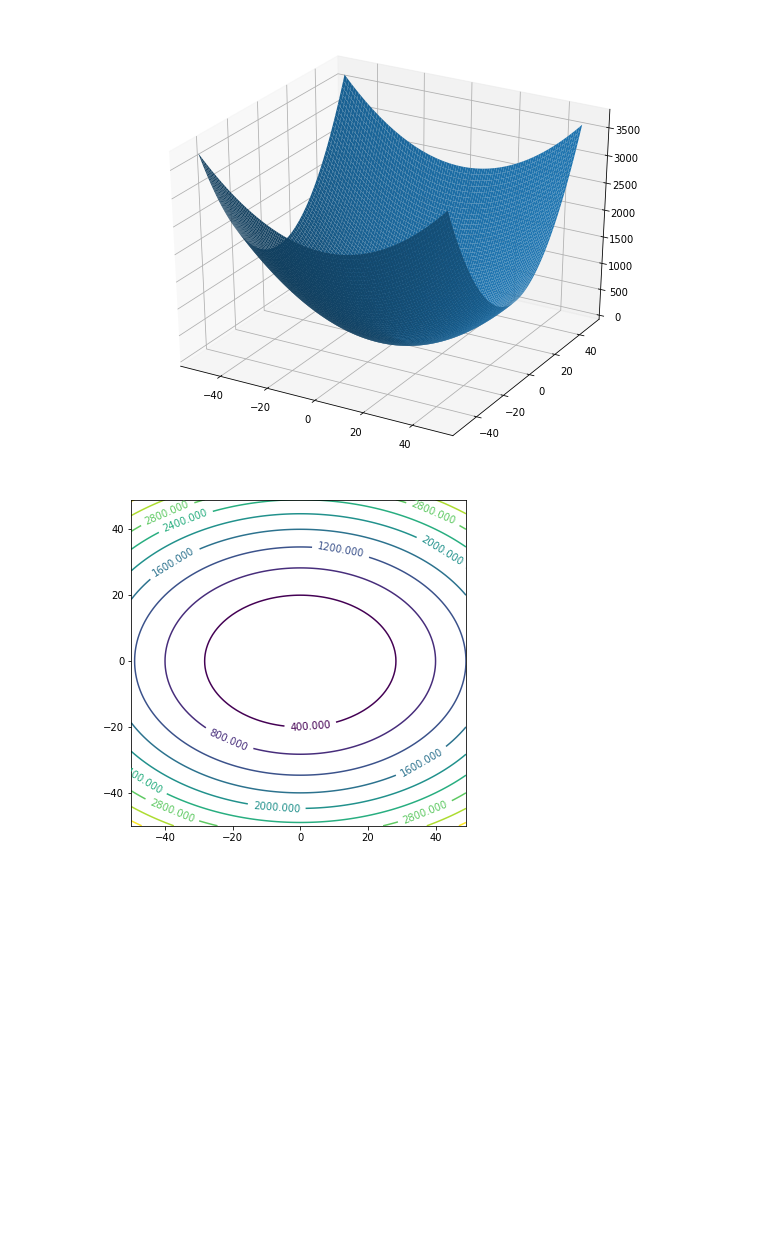
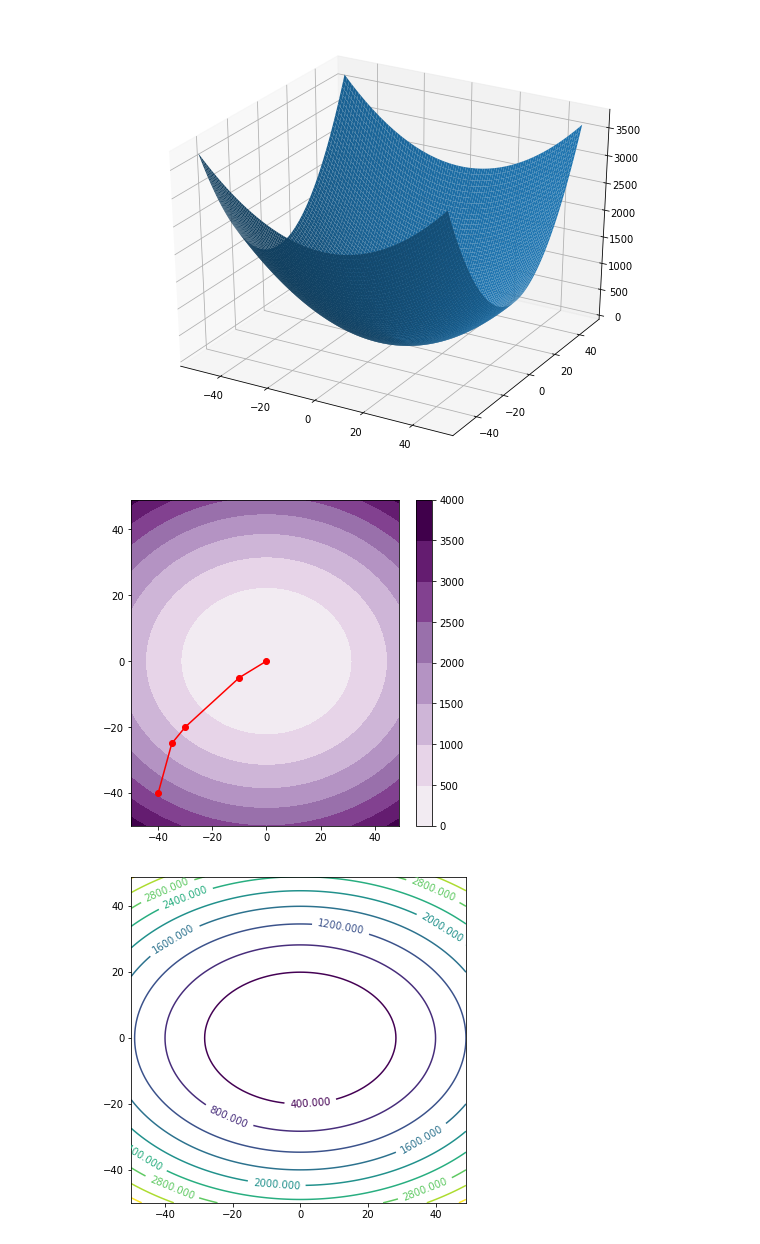
Before and after one commit to qwasimintah/DeepRL, a Jupyter notebook: Visualization.ipynb, the cells around one changed output. Drawn from its saved outputs; the diff is of its cells as text; code cells hidden in the pictures; blank space fills up the shorter version.

```diff
--- a/Visualization.ipynb
+++ b/Visualization.ipynb
@@ -36,6 +36,27 @@ def bowl(A, b, c):
 x1, x2, zs = bowl(Ascaled, bscaled, c)
 # %% [output]
 [figure]
+# %%
+from matplotlib import cm
+
+def contoursteps(x1, x2, zs, steps=None):
+    fig = plt.figure(figsize=(6,6))
+    levels = np.arange(-2.0, 1.601, 0.4)
+    norm = cm.colors.Normalize(vmax=abs(zs).max(), vmin=-abs(zs).max())
+    cmap = cm.PRGn
+    cmap=cm.get_cmap(cmap, len(levels) - 1)
+    cp = plt.contourf(x1, x2, zs, norm = norm, cmap=cmap.reversed())
+    fig.colorbar(cp)
+    #plt.clabel(cp, inline=1, fontsize=10)
+    if steps is not None:
+        steps = np.matrix(steps)
+        plt.plot(steps[:,0], steps[:,1], '-o', color='red')
+    fig.show()
+
+steps = [(-40,-40),(-35,-25), (-30,-20),(-10,-5),(0,0)]
+contoursteps(x1, x2, zs, steps)
+# %% [output]
+[figure, added]
 # %%
 def contoursteps(x1, x2, zs, steps=None):
     fig = plt.figure(figsize=(6,6))
```
Also changed, not shown: parts of 1 cell of this notebook.
